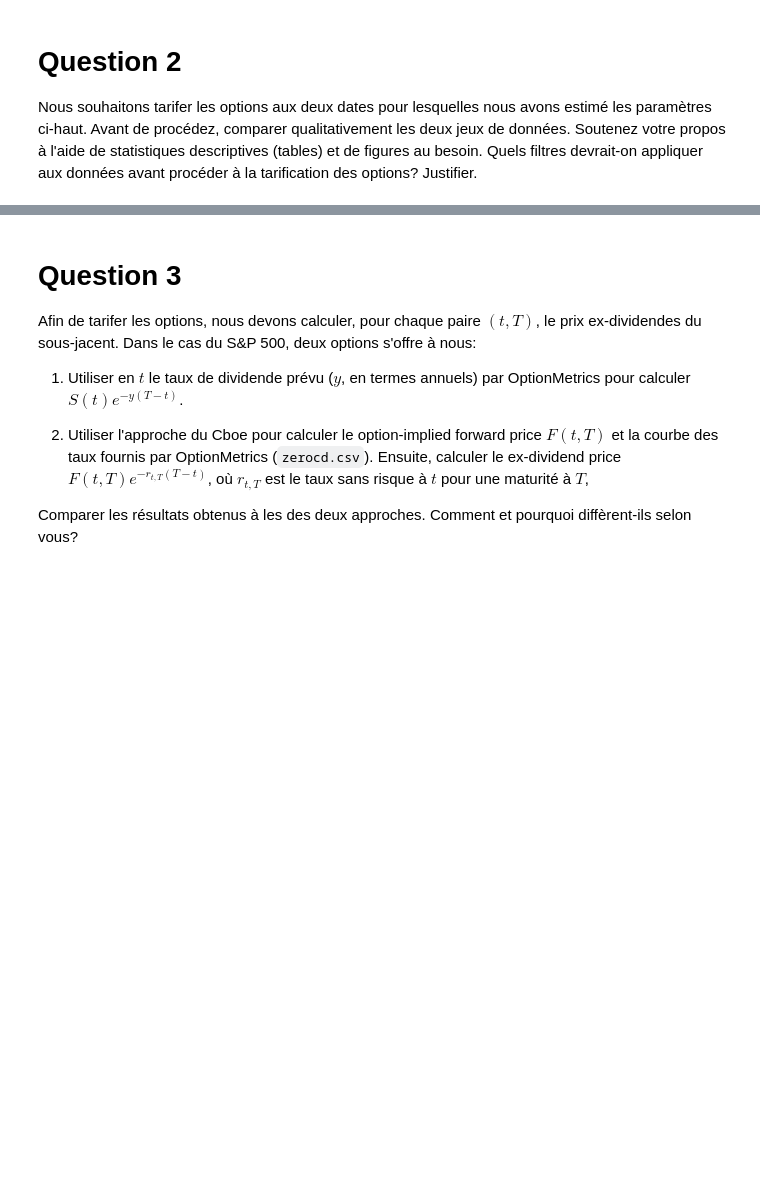
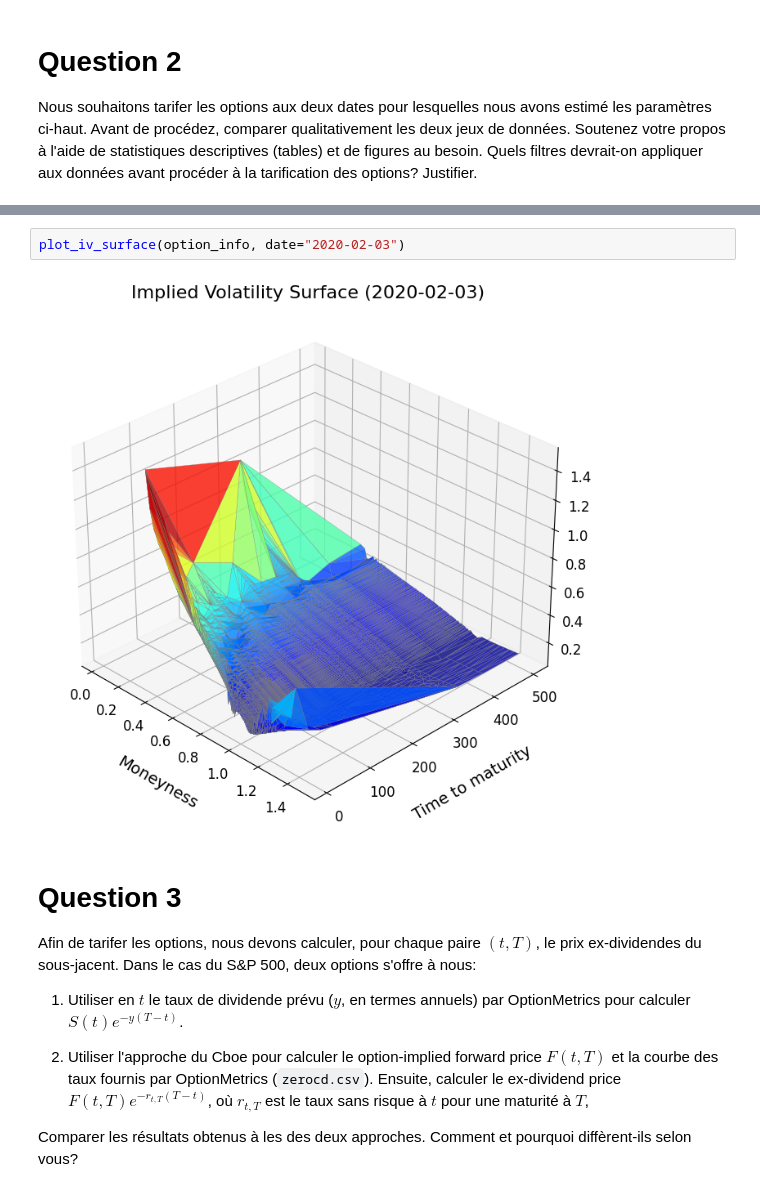
Before and after one commit to widelc/TP2_PD, a Jupyter notebook: assignment2.ipynb, the cells around one changed output, grey strips where cells are left out. Cells and saved outputs as stored; diff of their text form; blank space fills up the shorter version.

```diff
--- a/assignment2.ipynb
+++ b/assignment2.ipynb
@@ -125,3 +146,7 @@ option_info = f_clean_table(option_info)
+# %%
+plot_iv_surface(option_info, date="2020-02-03")
+# %% [output]
+[figure, added]
 # %% [markdown]
 # Question 3
 
```
Also changed, not shown: parts of 15 cells of this notebook, 4 other files.
